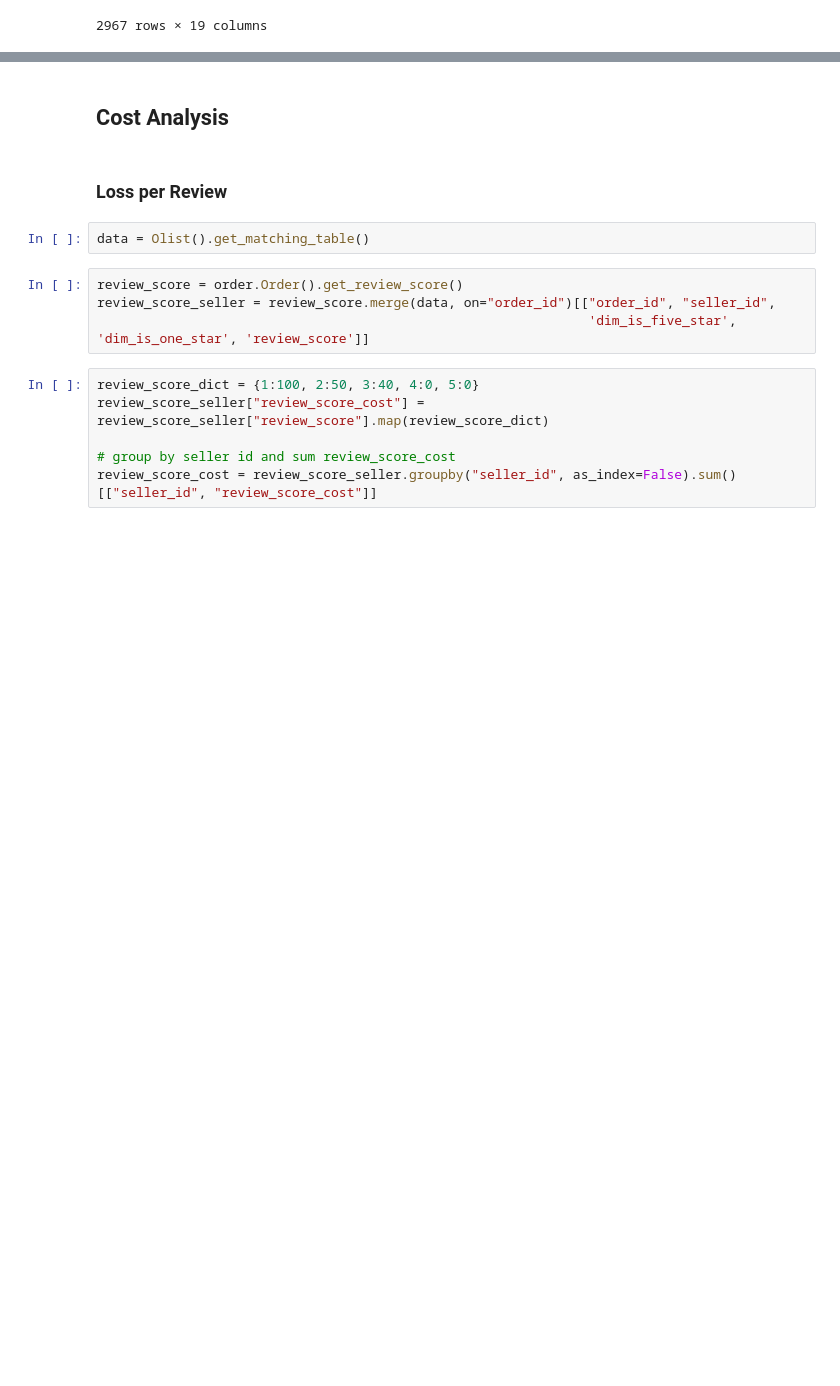
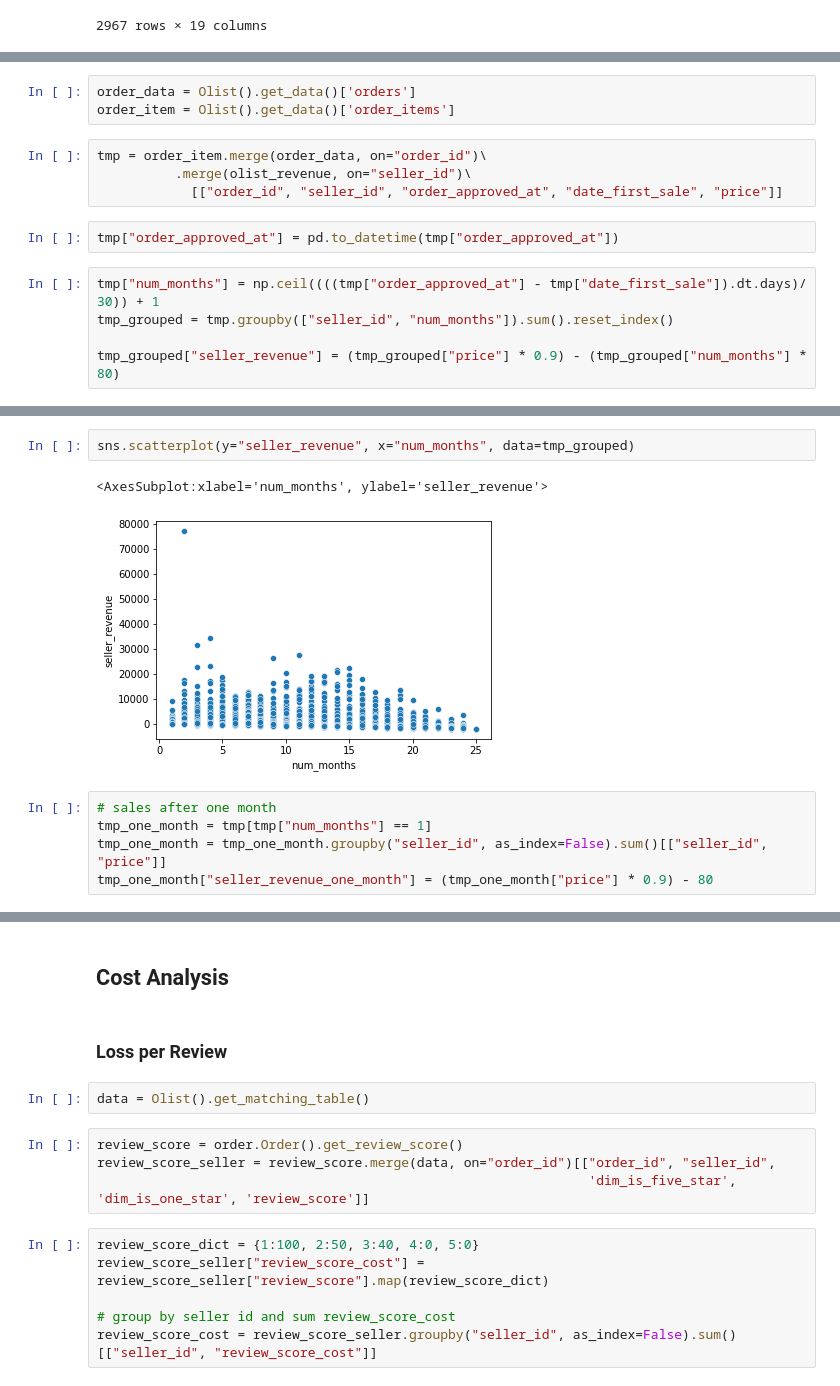
Before and after one commit to moe221/olist_ceo_request, a Jupyter notebook: notebooks/ceo_request.ipynb, the cells around one changed output, grey strips where cells are left out. Drawn from its saved outputs; the diff is of its cells as text; blank space fills up the shorter version.

```diff
--- a/notebooks/ceo_request.ipynb
+++ b/notebooks/ceo_request.ipynb
@@ -88,0 +109,14 @@ olist_revenue
+# %%
+order_data = Olist().get_data()['orders']
+order_item = Olist().get_data()['order_items']
+# %%
+tmp = order_item.merge(order_data, on="order_id")\
+          .merge(olist_revenue, on="seller_id")\
+            [["order_id", "seller_id", "order_approved_at", "date_first_sale", "price"]]
+# %%
+tmp["order_approved_at"] = pd.to_datetime(tmp["order_approved_at"])
+# %%
+tmp["num_months"] = np.ceil((((tmp["order_approved_at"] - tmp["date_first_sale"]).dt.days)/ 30)) + 1
+tmp_grouped = tmp.groupby(["seller_id", "num_months"]).sum().reset_index()
+
+tmp_grouped["seller_revenue"] = (tmp_grouped["price"] * 0.9) - (tmp_grouped["num_months"] * 80)
@@ -88,0 +139,10 @@ olist_revenue
+# %%
+sns.scatterplot(y="seller_revenue", x="num_months", data=tmp_grouped)
+# %% [output]
+<AxesSubplot:xlabel='num_months', ylabel='seller_revenue'>
+[figure, added]
+# %%
+# sales after one month
+tmp_one_month = tmp[tmp["num_months"] == 1]
+tmp_one_month = tmp_one_month.groupby("seller_id", as_index=False).sum()[["seller_id", "price"]]
+tmp_one_month["seller_revenue_one_month"] = (tmp_one_month["price"] * 0.9) - 80
```
Also changed, not shown: parts of 22 cells of this notebook.
